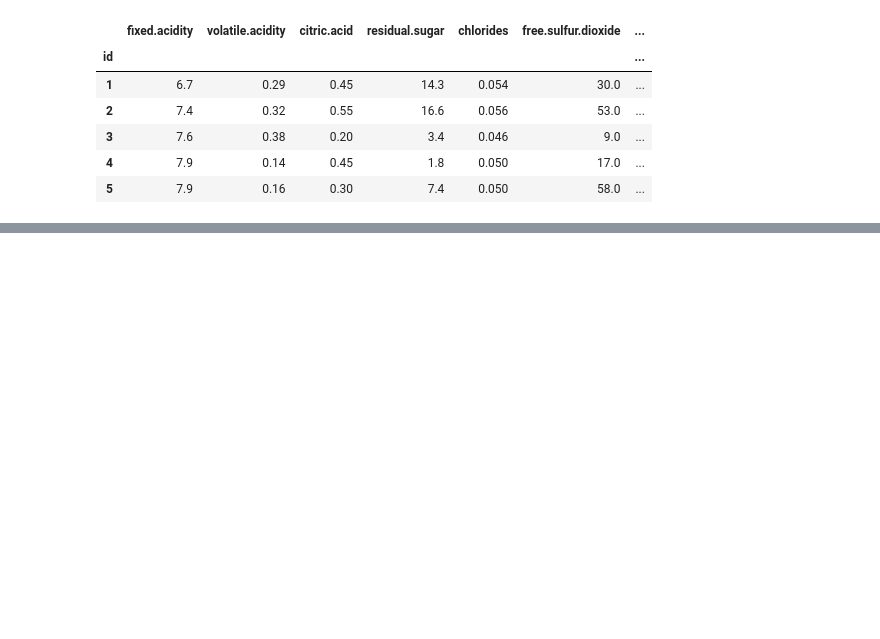
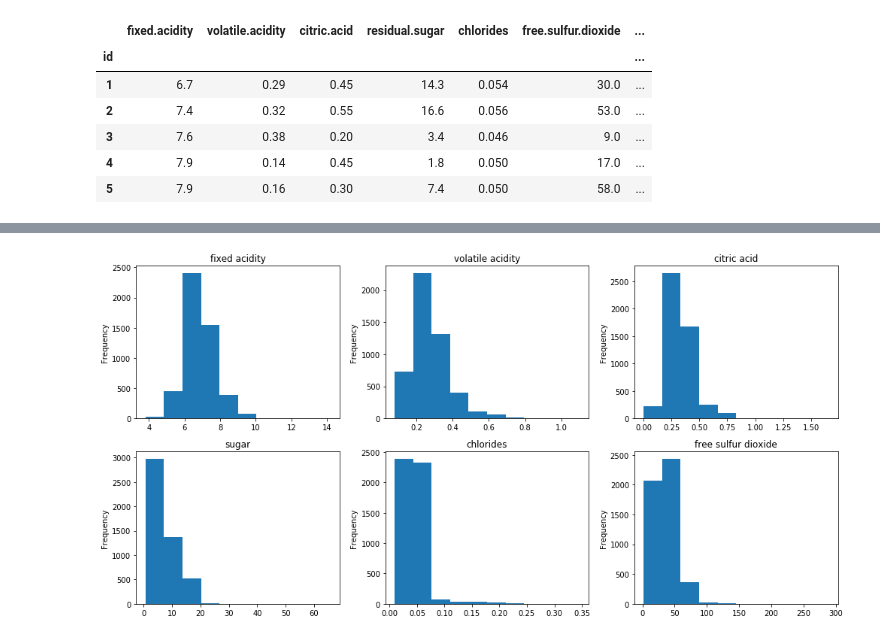
Before and after one commit to LasettiVinay/DataScience, a Jupyter notebook: Ch2_WineQuality/winequality/notebooks/Exploring Data.ipynb, the cells around one changed output, grey strips where cells are left out. Drawn from its saved outputs; the diff is of its cells as text; code cells hidden in the pictures; blank space fills up the shorter version.

```diff
--- a/Ch2_WineQuality/winequality/notebooks/Exploring Data.ipynb
+++ b/Ch2_WineQuality/winequality/notebooks/Exploring Data.ipynb
@@ -59,0 +106,15 @@ test_df.head()
+# %%
+fig, axes = plt.subplots(2, 3, figsize=(14,7))
+df['fixed.acidity'].plot(ax=axes[0,0],kind='hist', rot=0, title='fixed acidity')
+df['volatile.acidity'].plot(ax=axes[0,1],kind='hist', rot=0, title='volatile acidity')
+df['citric.acid'].plot(ax=axes[0,2],kind='hist', rot=0, title='citric acid')
+df['residual.sugar'].plot(ax=axes[1,0],kind='hist', rot=0, title='sugar')
+df['chlorides'].plot(ax=axes[1,1],kind='hist', rot=0, title='chlorides')
+df['free.sulfur.dioxide'].plot(ax=axes[1,2],kind='hist', rot=0, title='free sulfur dioxide')
+
+
+plt.tight_layout()
+
+plt.show()
+# %% [output]
+[figure, added]
```
Also changed, not shown: parts of 9 cells of this notebook, 25 other files.
